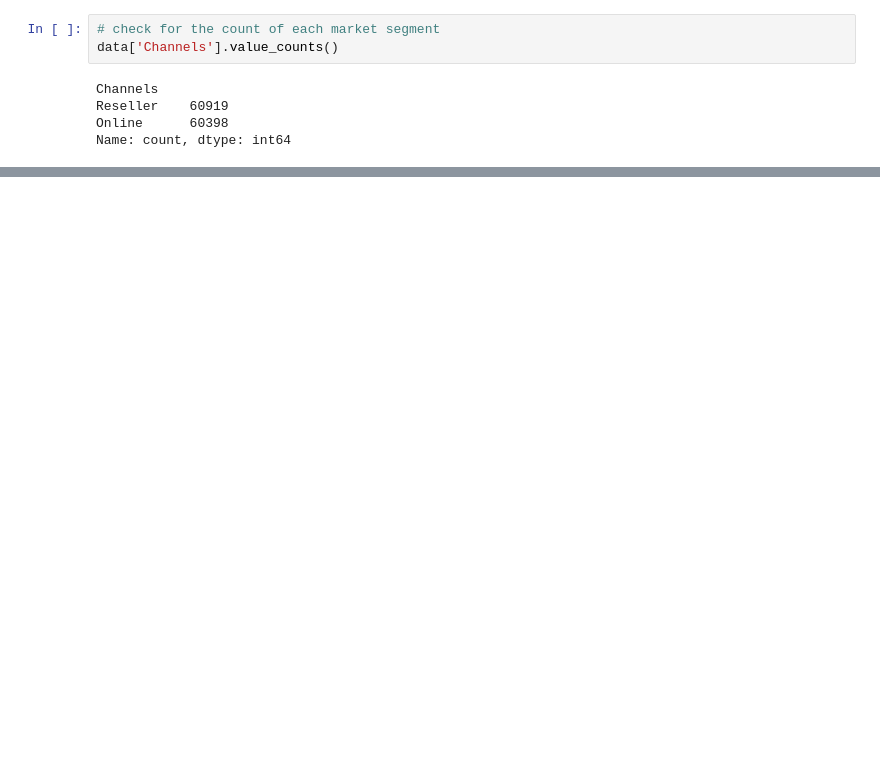
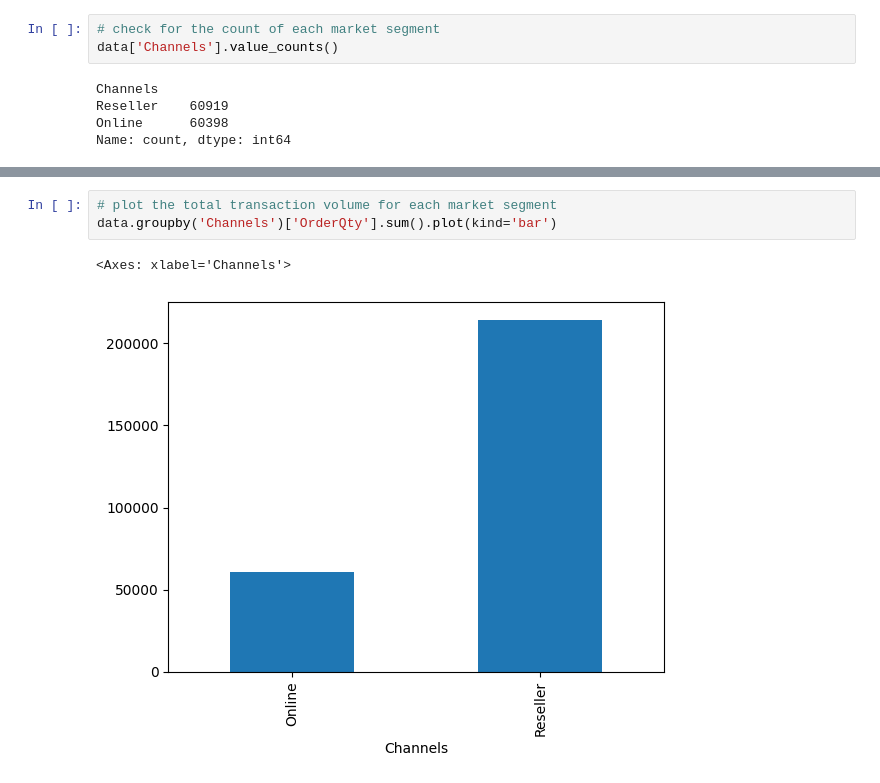
Before and after one commit to Laminf2ray/Sales-comparison, a Jupyter notebook: Sales-Channels-Performances.ipynb, the cells around one changed output, grey strips where cells are left out. Drawn from its saved outputs; the diff is of its cells as text; blank space fills up the shorter version.

```diff
--- a/Sales-Channels-Performances.ipynb
+++ b/Sales-Channels-Performances.ipynb
@@ -122,0 +115,6 @@ Name: Profit, dtype: float64
+# %%
+# plot the total transaction volume for each market segment
+data.groupby('Channels')['OrderQty'].sum().plot(kind='bar')
+# %% [output]
+<Axes: xlabel='Channels'>
+[figure, added]
```
Also changed, not shown: parts of 17 cells of this notebook.
